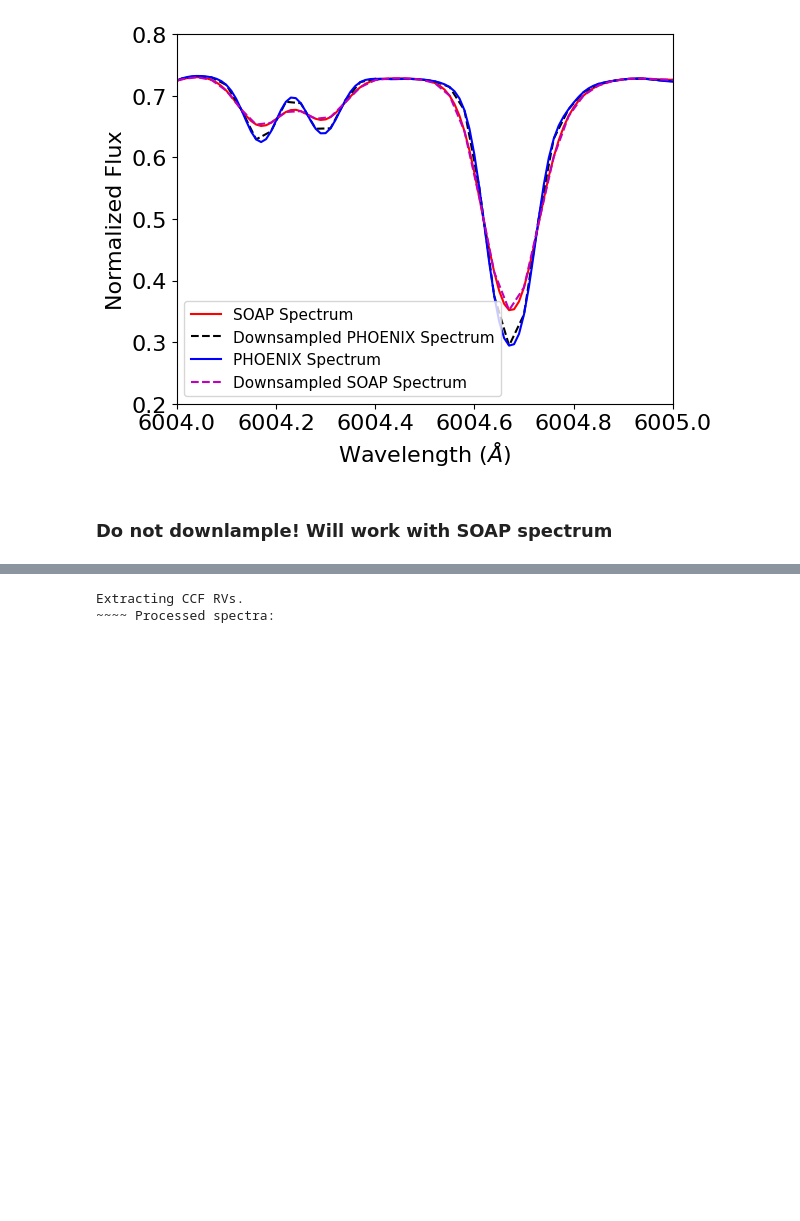
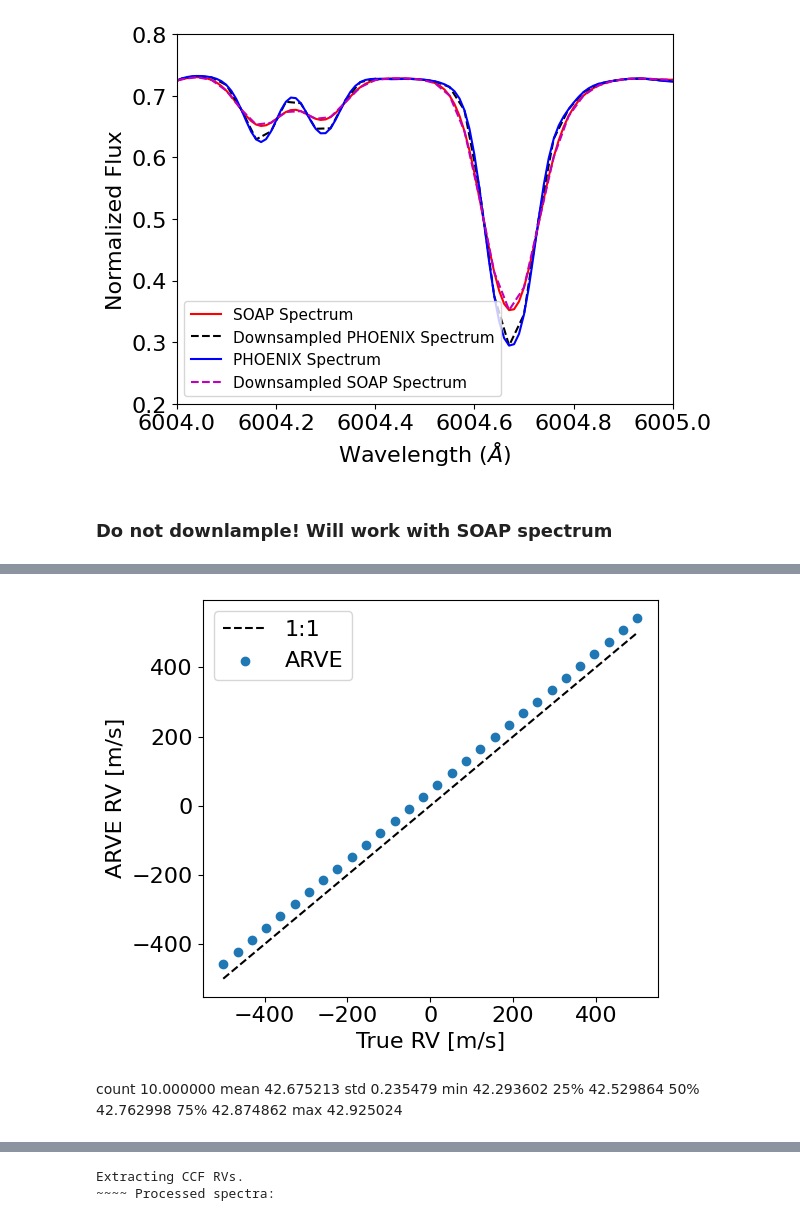
Before and after one commit to vadibekyan/DL_RV_diogo, a Jupyter notebook: integrated_star.ipynb, the cells around one changed output, grey strips where cells are left out. Saved outputs shown, nothing was run; the diff lists cells and outputs as text; code cells hidden in the pictures; blank space fills up the shorter version.

```diff
--- a/integrated_star.ipynb
+++ b/integrated_star.ipynb
@@ -221,0 +298,20 @@ print(sorted(path.name for path in csv_input_dir.glob("*.csv")))
+# %%
+plt.figure(figsize=(6, 5))
+plt.plot(rv_df["true_rv_ms"], rv_df["true_rv_ms"], "k--", label="1:1")
+plt.scatter(rv_df["true_rv_ms"], rv_df["measured_rv_ms"], color="tab:blue", label="ARVE")
+plt.xlabel("True RV [m/s]")
+plt.ylabel("ARVE RV [m/s]")
+plt.legend()
+plt.tight_layout()
+plt.show()
+# %% [output]
+[figure, added]
+# %% [markdown]
+count    10.000000
+mean     42.675213
+std       0.235479
+min      42.293602
+25%      42.529864
+50%      42.762998
+75%      42.874862
+max      42.925024
```
Also changed, not shown: parts of 8 cells of this notebook, 1 other file.
